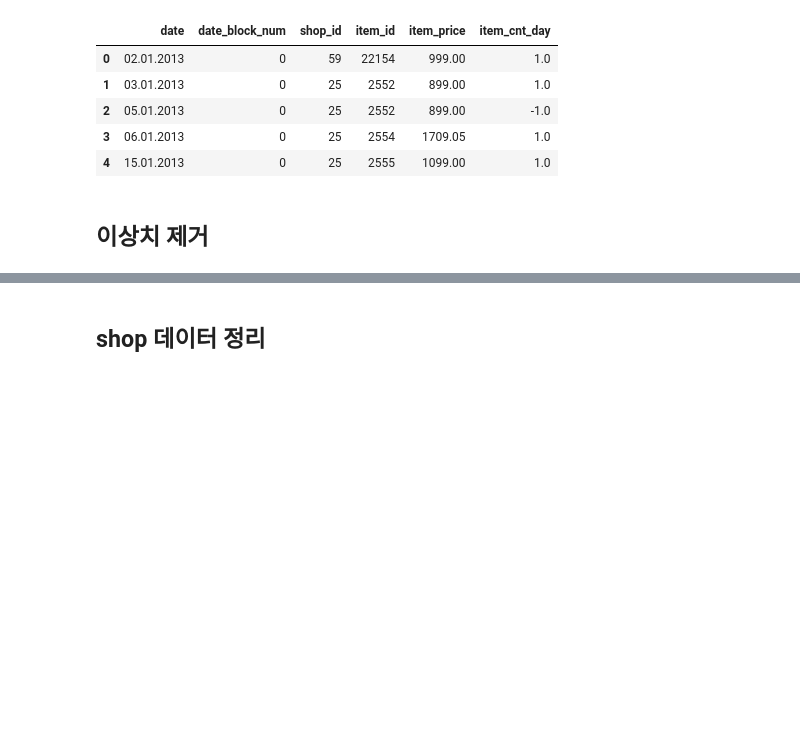
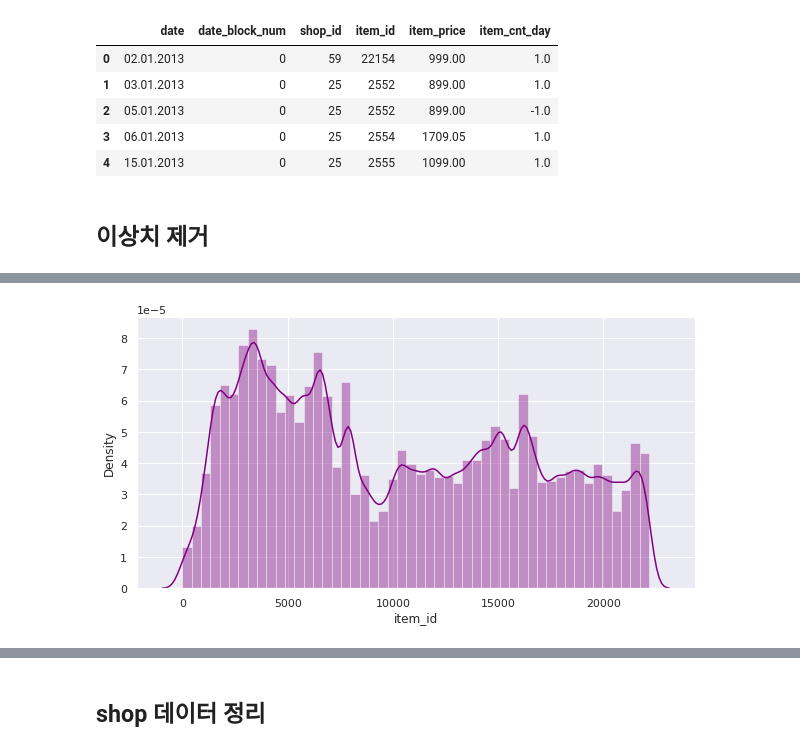
Before and after one commit to Jenny-Jo/-_sales_price, a Jupyter notebook: predict_future_sales/Predict Future Sales.ipynb, the cells around one changed output, grey strips where cells are left out. Drawn from its saved outputs; the diff is of its cells as text; code cells hidden in the pictures; blank space fills up the shorter version.

```diff
--- a/predict_future_sales/Predict Future Sales.ipynb
+++ b/predict_future_sales/Predict Future Sales.ipynb
@@ -52,0 +61,5 @@ train = train[(train.item_price < 300000 )& (train.item_cnt_day < 1000)]
+# %%
+plt.figure(figsize=(10, 5))
+sns.distplot(train['item_id'], color="purple");
+# %% [output]
+[figure, added]
```
Also changed, not shown: parts of 42 cells of this notebook, 1 other file.
